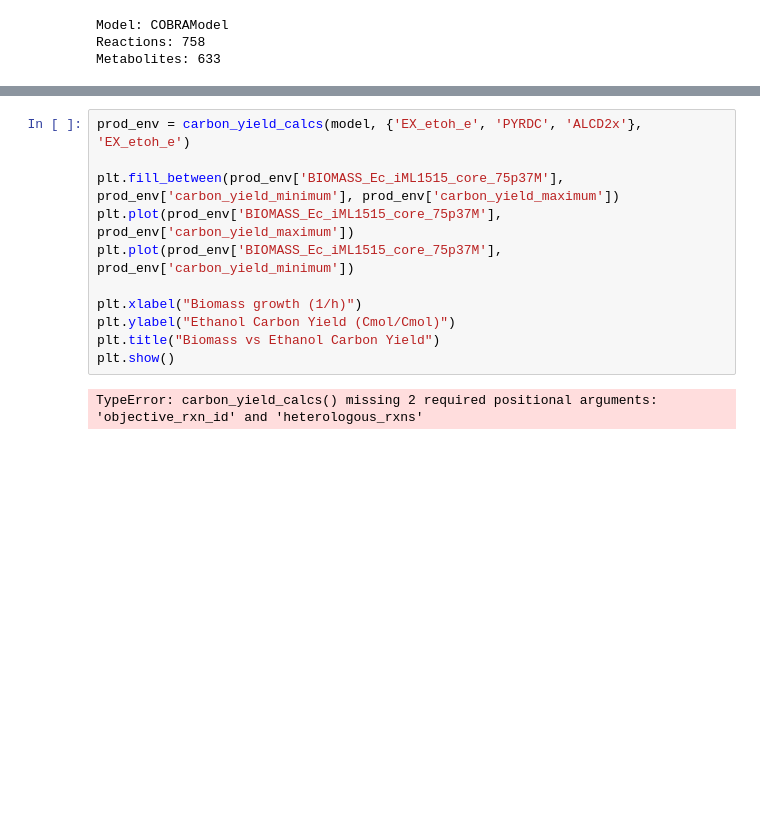
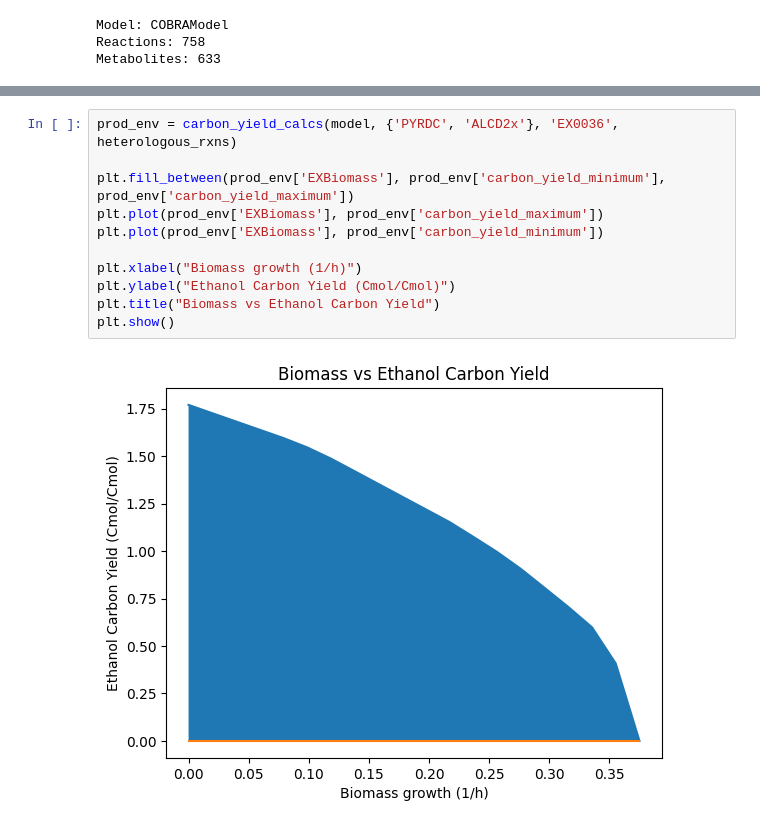
Before and after one commit to matthewkchung/iBag, a Jupyter notebook: test.ipynb, the cells around one changed output, grey strips where cells are left out. Saved outputs shown, nothing was run; the diff lists cells and outputs as text; blank space fills up the shorter version.

```diff
--- a/test.ipynb
+++ b/test.ipynb
@@ -136,16 +159,16 @@ for rxn in model.reactions:
 # %%
-prod_env = carbon_yield_calcs(model, {'EX_etoh_e', 'PYRDC', 'ALCD2x'}, 'EX_etoh_e')
+prod_env = carbon_yield_calcs(model, {'PYRDC', 'ALCD2x'}, 'EX0036', heterologous_rxns)
 
-plt.fill_between(prod_env['BIOMASS_Ec_iML1515_core_75p37M'], prod_env['carbon_yield_minimum'], prod_env['carbon_yield_maximum'])
-plt.plot(prod_env['BIOMASS_Ec_iML1515_core_75p37M'], prod_env['carbon_yield_maximum'])
-plt.plot(prod_env['BIOMASS_Ec_iML1515_core_75p37M'], prod_env['carbon_yield_minimum'])
+plt.fill_between(prod_env['EXBiomass'], prod_env['carbon_yield_minimum'], prod_env['carbon_yield_maximum'])
+plt.plot(prod_env['EXBiomass'], prod_env['carbon_yield_maximum'])
+plt.plot(prod_env['EXBiomass'], prod_env['carbon_yield_minimum'])
 
 plt.xlabel("Biomass growth (1/h)")
 plt.ylabel("Ethanol Carbon Yield (Cmol/Cmol)")
 plt.title("Biomass vs Ethanol Carbon Yield")
 plt.show()
 # %% [output]
-TypeError: carbon_yield_calcs() missing 2 required positional arguments: 'objective_rxn_id' and 'heterologous_rxns'
+[figure, added]
 # %%
 for met in model.metabolites:
     print(met)
```
Also changed, not shown: parts of 15 cells of this notebook.
